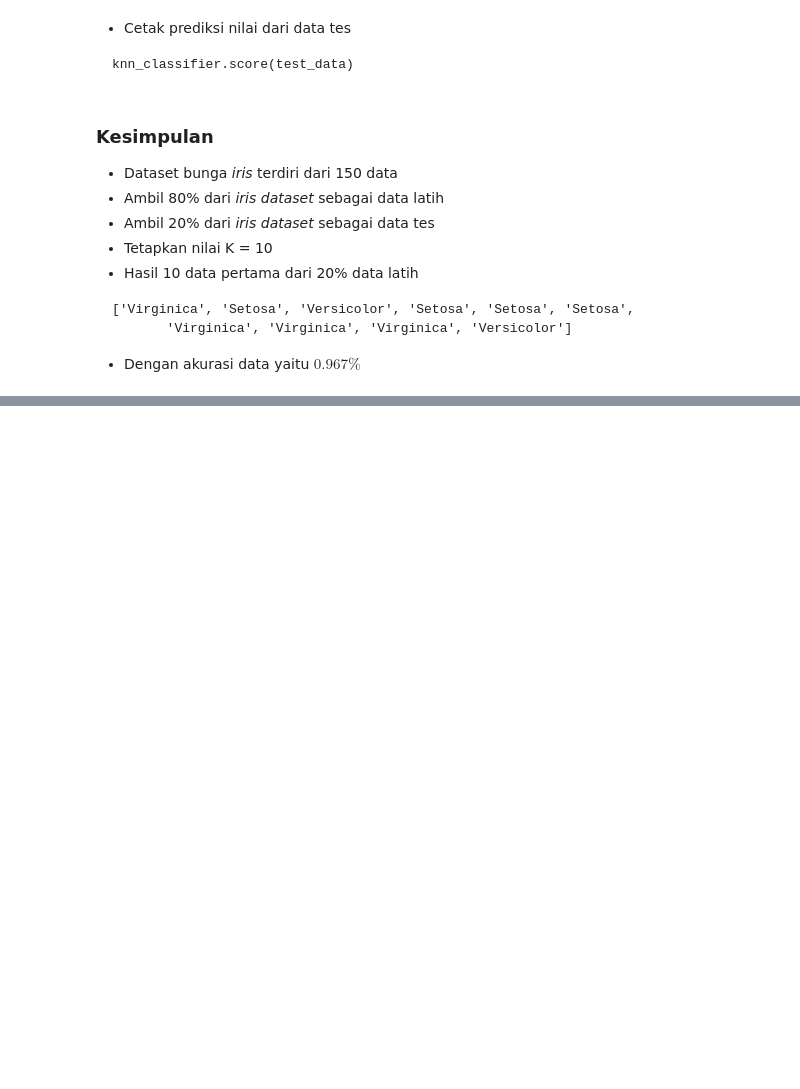
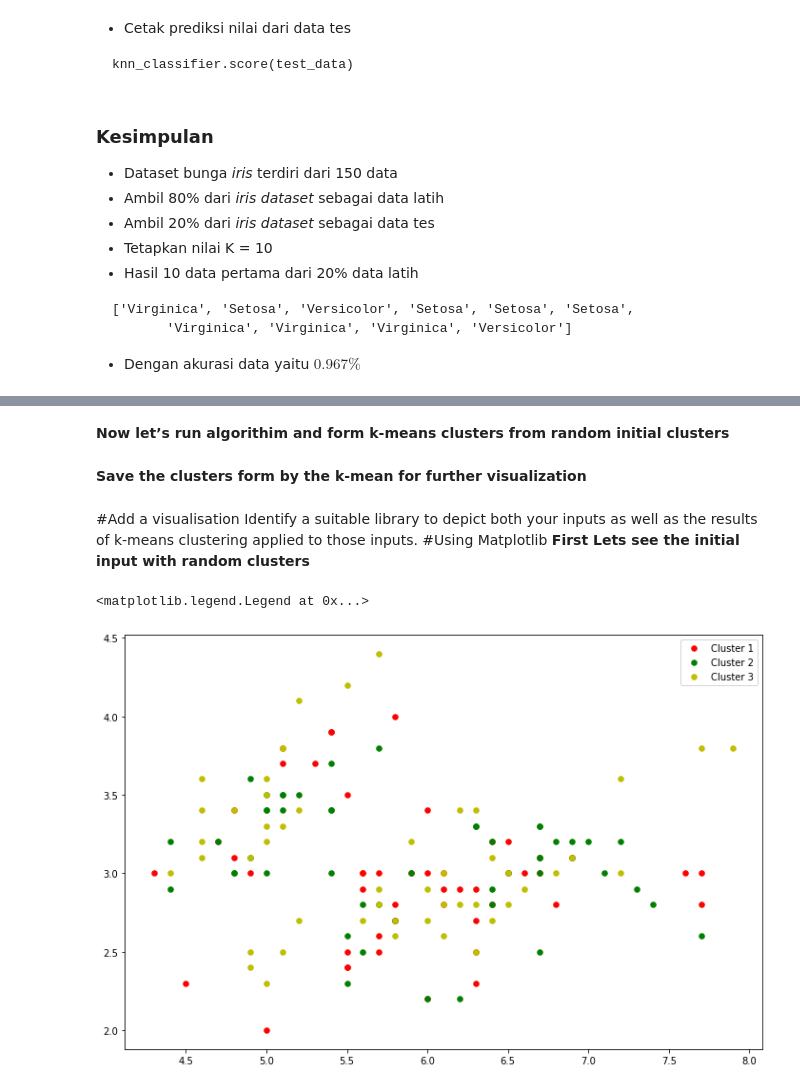
Before and after one commit to Makmunalji/datamining, a Jupyter notebook: Notebook.ipynb, the cells around one changed output, grey strips where cells are left out. Cells and saved outputs as stored; diff of their text form; code cells hidden in the pictures; blank space fills up the shorter version.

```diff
--- a/Notebook.ipynb
+++ b/Notebook.ipynb
@@ -367,0 +430,13 @@ knn.score(X_test, y_test)
+# %%
+import sys
+sys.path.append('/usr/local/lib/python3.8/site-packages')
+
+from sklearn.datasets import load_iris
+iris = load_iris()
+print(iris.DESCR)
+
+import csv
+with open('iris.csv', 'w', newline='') as csvfile:
+    writer = csv.writer(csvfile, quoting=csv.QUOTE_NONNUMERIC)
+    writer.writerow(iris.feature_names)
+    writer.writerows(iris.data.tolist())
@@ -367,0 +537,8 @@ knn.score(X_test, y_test)
+# %%
+X=iris.data
+np.random.shuffle(X)
+cluster1 = X[0:50,:]
+cluster2 = X[50:100,:]
+cluster3 = X[100:150,:]
+# %% [markdown]
+**Now let’s run algorithim and form k-means clusters from random initial clusters**
@@ -367,0 +549,2 @@ knn.score(X_test, y_test)
+# %% [markdown]
+**Save the clusters form by the k-mean for further visualization**
@@ -367,0 +555,14 @@ knn.score(X_test, y_test)
+# %% [markdown]
+#Add a visualisation
+Identify a suitable library to depict both your inputs as well as the results of k-means clustering applied to those inputs.
+#Using Matplotlib
+**First Lets see the initial input with random clusters**
+# %%
+fig, ax = plt.subplots(figsize=(12,8))
+ax.scatter(cluster1[:,0], cluster1[:,1], s=30, color='r', label='Cluster 1')
+ax.scatter(cluster2[:,0], cluster2[:,1], s=30, color='g', label='Cluster 2')
+ax.scatter(cluster3[:,0], cluster3[:,1], s=30, color='y', label='Cluster 3')
+ax.legend()
+# %% [output]
+<matplotlib.legend.Legend at 0x...>
+[figure, added]
```
Also changed, not shown: parts of 24 cells of this notebook.
